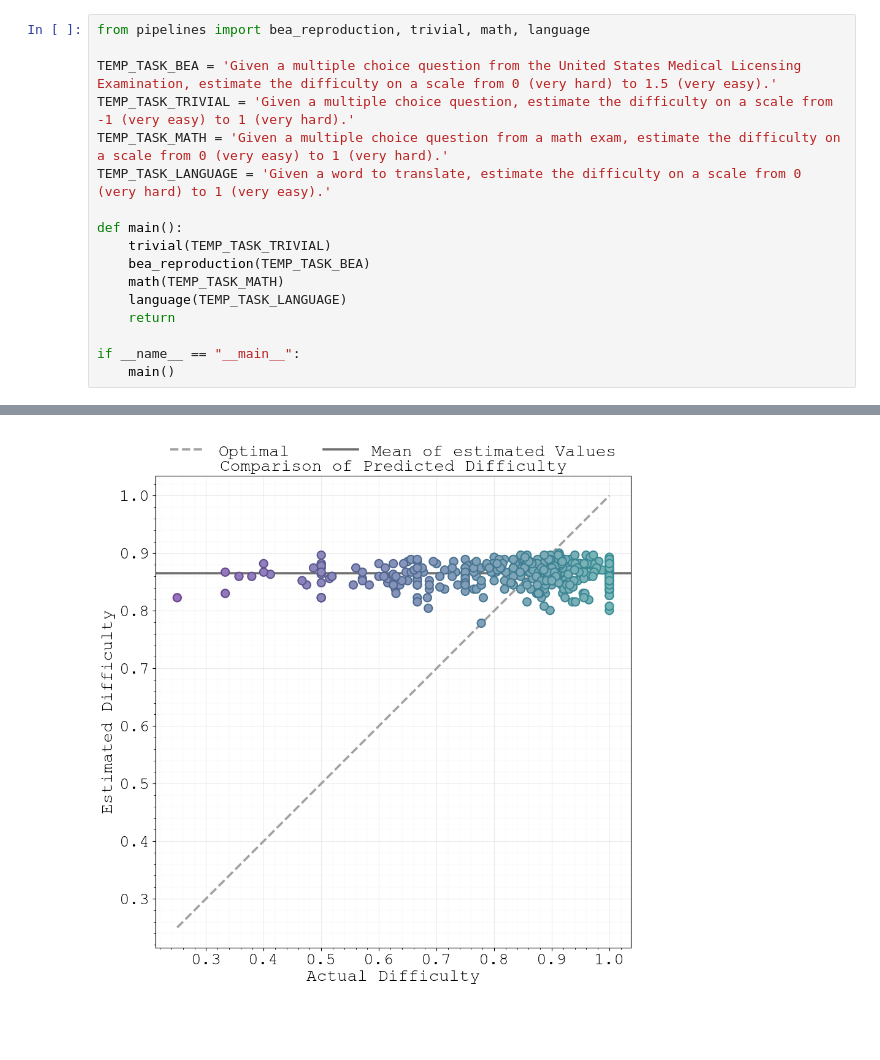
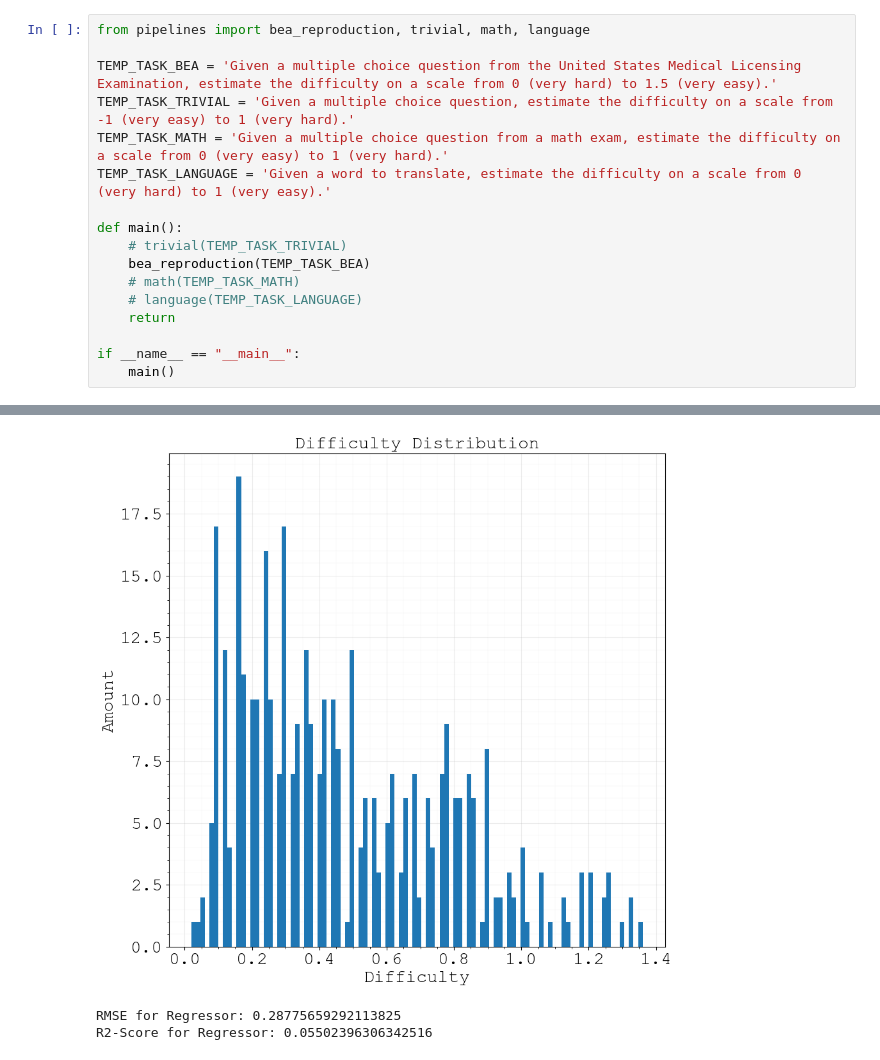
Before and after one commit to FarbKlexx/embedding-difficulty-estimation, a Jupyter notebook: main.ipynb, the cells around one changed output, grey strips where cells are left out. Saved outputs shown, nothing was run; the diff lists cells and outputs as text; blank space fills up the shorter version.

```diff
--- a/main.ipynb
+++ b/main.ipynb
@@ -7,10 +7,10 @@ TEMP_TASK_MATH = 'Given a multiple choice question from a math exam, estimate th
 TEMP_TASK_LANGUAGE = 'Given a word to translate, estimate the difficulty on a scale from 0 (very hard) to 1 (very easy).'
 
 def main():
-    trivial(TEMP_TASK_TRIVIAL)
+    # trivial(TEMP_TASK_TRIVIAL)
     bea_reproduction(TEMP_TASK_BEA)
-    math(TEMP_TASK_MATH)
-    language(TEMP_TASK_LANGUAGE)
+    # math(TEMP_TASK_MATH)
+    # language(TEMP_TASK_LANGUAGE)
     return
 
 if __name__ == "__main__":
@@ -25 +37,3 @@ R2-Score for Regressor: 0.01855607233120049
-[figure, old version]
+[figure, new version]
+RMSE for Regressor: 0.28775659292113825
+R2-Score for Regressor: 0.05502396306342516
```
Also changed, not shown: parts of 1 cell of this notebook, 11 other files.
